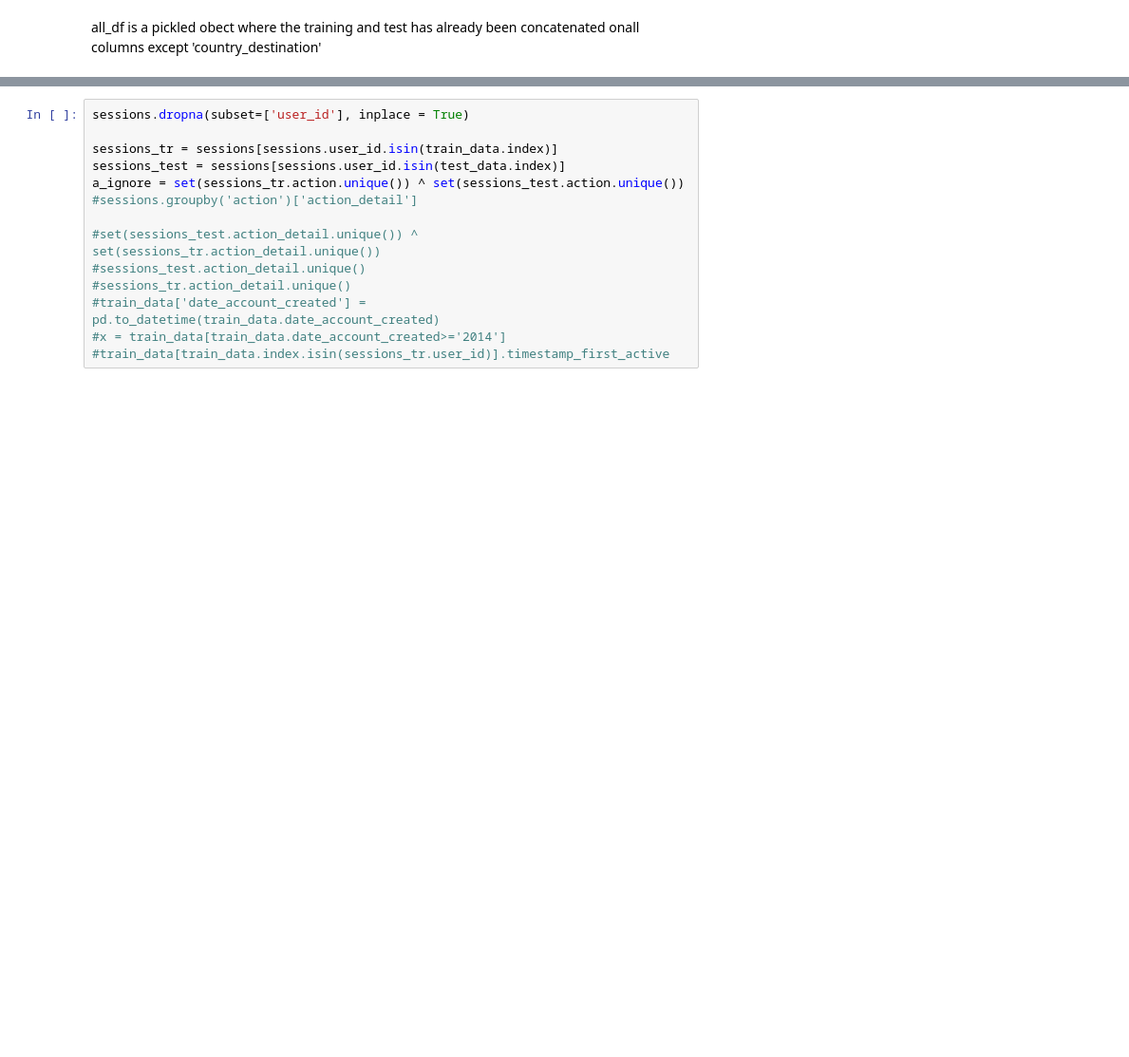
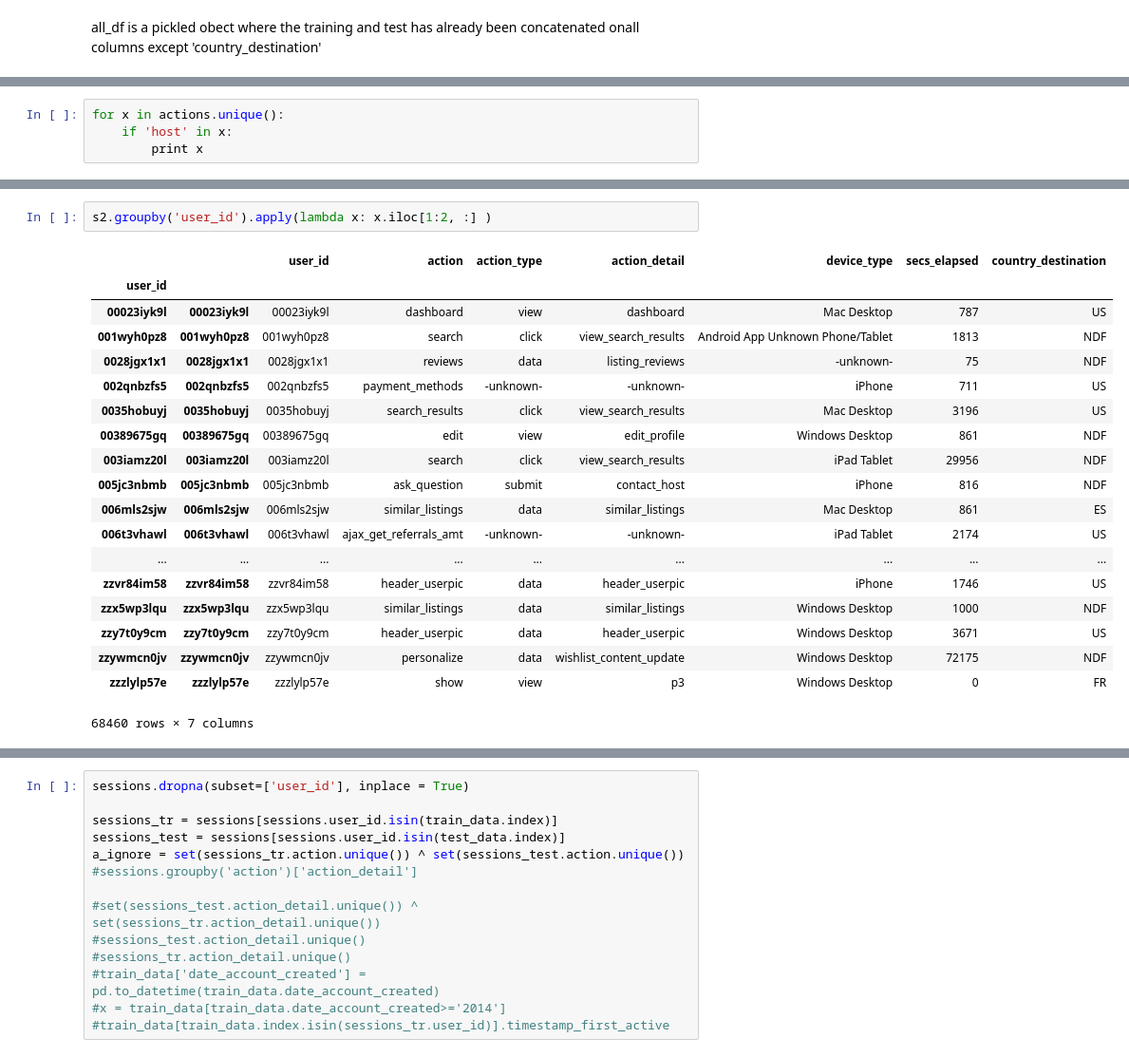
Before and after one commit to ily9000/Kaggle_AirBnB, a Jupyter notebook: scripts/sessions.ipynb, the cells around one changed output, grey strips where cells are left out. Shown at 95% size. Saved outputs shown, nothing was run; the diff lists cells and outputs as text; blank space fills up the shorter version.

```diff
--- a/scripts/sessions.ipynb
+++ b/scripts/sessions.ipynb
@@ -45,0 +43,4 @@ sessions
+# %%
+for x in actions.unique():
+    if 'host' in x:
+        print x
@@ -45,0 +434,22 @@ sessions
+# %%
+s2.groupby('user_id').apply(lambda x: x.iloc[1:2, :] )
+# %% [output]
+|  |  | user_id | action | action_type | action_detail | device_type | secs_elapsed | country_destination |
+| user_id |  |  |  |  |  |  |  |  |
+| 00023iyk9l | 00023iyk9l | 00023iyk9l | dashboard | view | dashboard | Mac Desktop | 787 | US |
+| 001wyh0pz8 | 001wyh0pz8 | 001wyh0pz8 | search | click | view_search_results | Android App Unknown Phone/Tablet | 1813 | NDF |
+| 0028jgx1x1 | 0028jgx1x1 | 0028jgx1x1 | reviews | data | listing_reviews | -unknown- | 75 | NDF |
+| 002qnbzfs5 | 002qnbzfs5 | 002qnbzfs5 | payment_methods | -unknown- | -unknown- | iPhone | 711 | US |
+| 0035hobuyj | 0035hobuyj | 0035hobuyj | search_results | click | view_search_results | Mac Desktop | 3196 | US |
+| 00389675gq | 00389675gq | 00389675gq | edit | view | edit_profile | Windows Desktop | 861 | NDF |
+| 003iamz20l | 003iamz20l | 003iamz20l | search | click | view_search_results | iPad Tablet | 29956 | NDF |
+| 005jc3nbmb | 005jc3nbmb | 005jc3nbmb | ask_question | submit | contact_host | iPhone | 816 | NDF |
+| 006mls2sjw | 006mls2sjw | 006mls2sjw | similar_listings | data | similar_listings | Mac Desktop | 861 | ES |
+| 006t3vhawl | 006t3vhawl | 006t3vhawl | ajax_get_referrals_amt | -unknown- | -unknown- | iPad Tablet | 2174 | US |
+| ... | ... | ... | ... | ... | ... | ... | ... | ... |
+| zzvr84im58 | zzvr84im58 | zzvr84im58 | header_userpic | data | header_userpic | iPhone | 1746 | US |
+| zzx5wp3lqu | zzx5wp3lqu | zzx5wp3lqu | similar_listings | data | similar_listings | Windows Desktop | 1000 | NDF |
+| zzy7t0y9cm | zzy7t0y9cm | zzy7t0y9cm | header_userpic | data | header_userpic | Windows Desktop | 3671 | US |
+| zzywmcn0jv | zzywmcn0jv | zzywmcn0jv | personalize | data | wishlist_content_update | Windows Desktop | 72175 | NDF |
+| zzzlylp57e | zzzlylp57e | zzzlylp57e | show | view | p3 | Windows Desktop | 0 | FR |
+68460 rows × 7 columns
```
Also changed, not shown: parts of 44 cells of this notebook, 1 other file.
